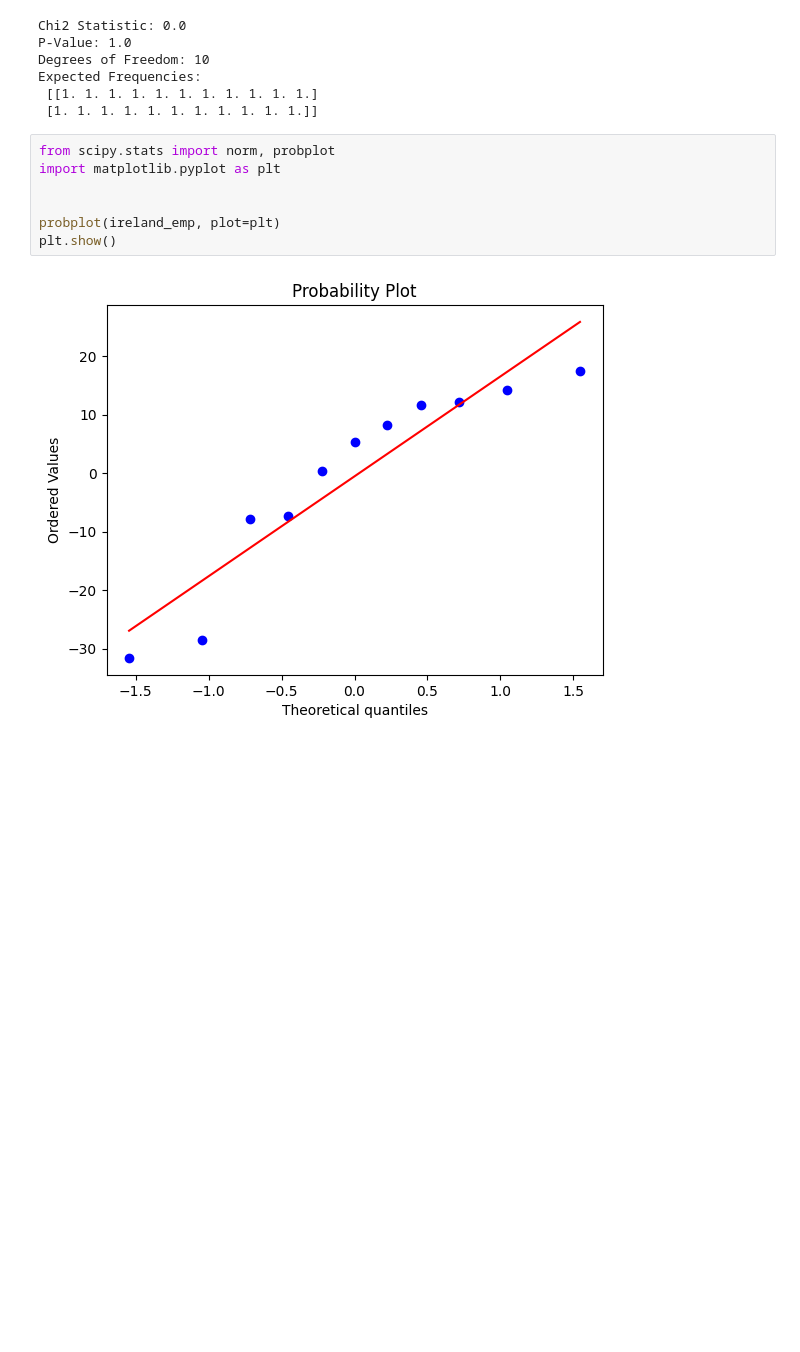
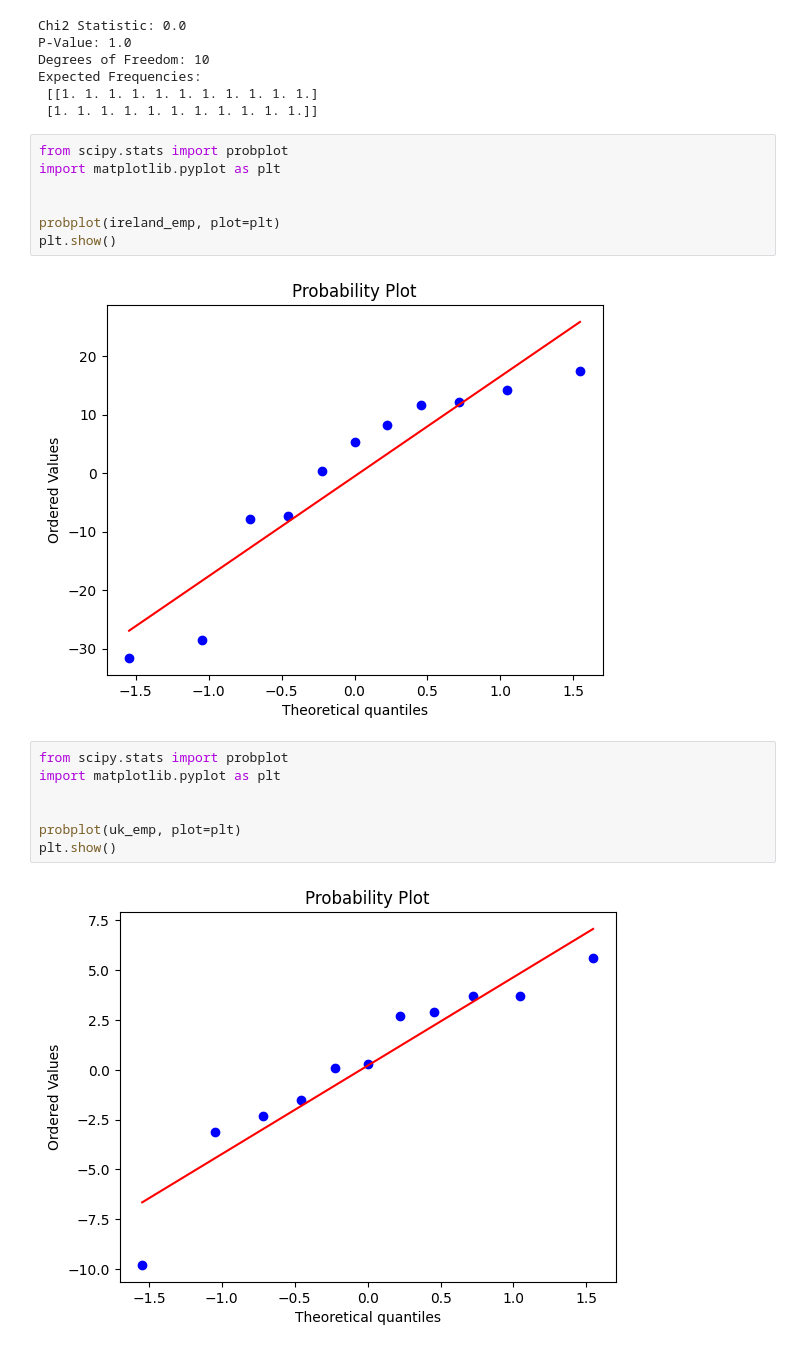
Before and after one commit to kalememre/CA2, a Jupyter notebook: labour.ipynb, the cells around one changed output. Cells and saved outputs as stored; diff of their text form; blank space fills up the shorter version.

Commit message:
stats done

```diff
--- a/labour.ipynb
+++ b/labour.ipynb
@@ -823,7 +823,7 @@ Expected Frequencies:
  [[1. 1. 1. 1. 1. 1. 1. 1. 1. 1. 1.]
  [1. 1. 1. 1. 1. 1. 1. 1. 1. 1. 1.]]
 # %%
-from scipy.stats import norm, probplot
+from scipy.stats import probplot
 import matplotlib.pyplot as plt
 
 
@@ -831,3 +831,12 @@ probplot(ireland_emp, plot=plt)
 plt.show()
 # %% [output]
 [figure]
+# %%
+from scipy.stats import probplot
+import matplotlib.pyplot as plt
+
+
+probplot(uk_emp, plot=plt)
+plt.show()
+# %% [output]
+[figure, added]
```
